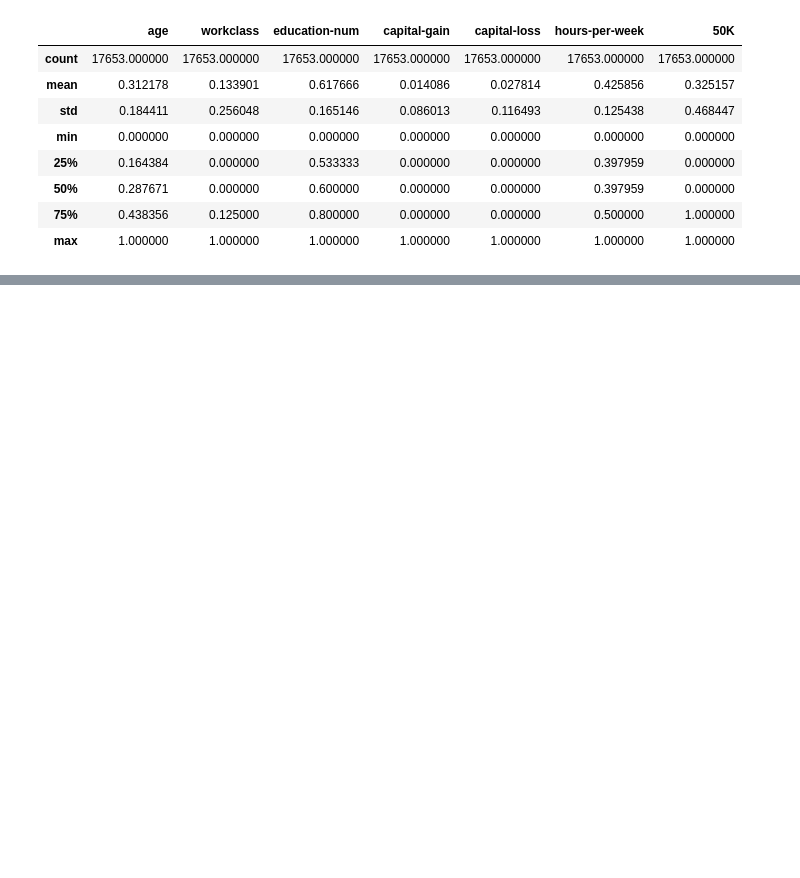
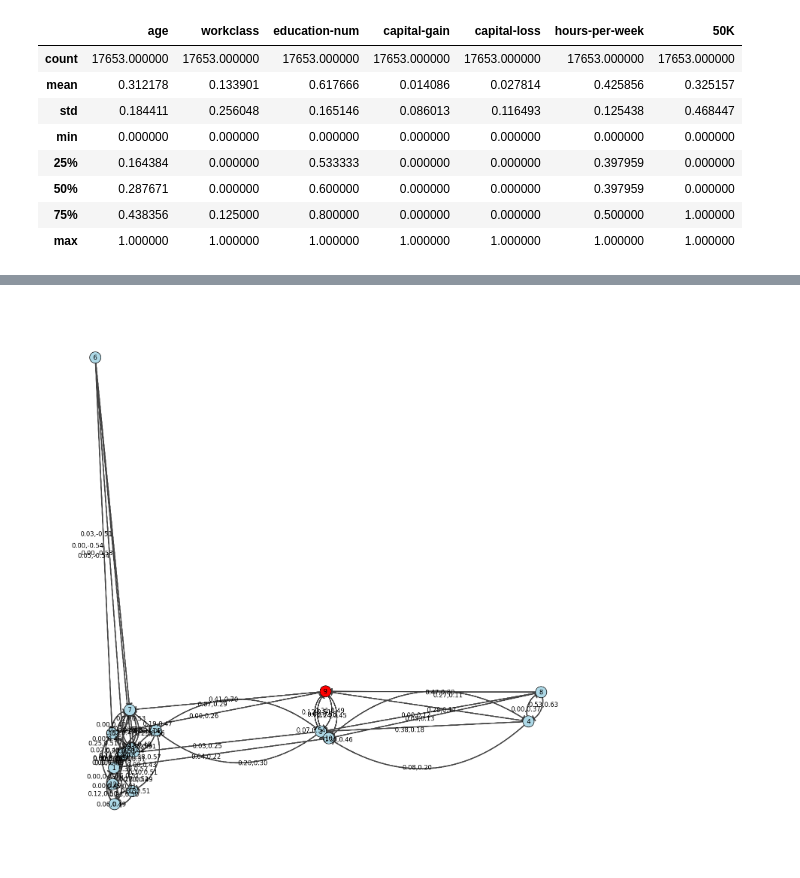
Before and after one commit to cwl02716/pareto-optimal-recourse, a Jupyter notebook: src/test.ipynb, the cells around one changed output, grey strips where cells are left out. Cells and saved outputs as stored; diff of their text form; code cells hidden in the pictures; blank space fills up the shorter version.

```diff
--- a/src/test.ipynb
+++ b/src/test.ipynb
@@ -62,5 +62,6 @@ df_small.describe()
 # %%
 from algo import recourse
 # %%
-recourse(df_small, 2, source, limit=100000)
+graph, dists = recourse(df_small, 4, source, limit=100000)
+dists
 # %% [output]
@@ -72,0 +85,6 @@ recourse(df_small, 2, source, limit=100000)
+# %%
+from sklearn.decomposition import PCA
+
+pca = PCA(2)
+coord = pca.fit_transform(df_small.drop(columns=["50K"]))
+coord
@@ -72,0 +109,17 @@ recourse(df_small, 2, source, limit=100000)
+# %%
+import igraph as ig
+import matplotlib.pyplot as plt
+
+fig, ax = plt.subplots(figsize=(15, 15), layout="tight")
+ig.plot(
+    graph,
+    ax,
+    layout=coord.to_numpy().tolist(),
+    edge_arrow_size=2,
+    vertex_label=graph.vs.indices,
+    vertex_color=["red" if i == source else "lightblue" for i in range(graph.vcount())],
+    edge_label=[f"{a:.2f},{b:.2f}" for a, b in graph.es["cost"]],
+)
+plt.show()
+# %% [output]
+[figure, added]
```
Also changed, not shown: parts of 6 cells of this notebook, 1 other file.
